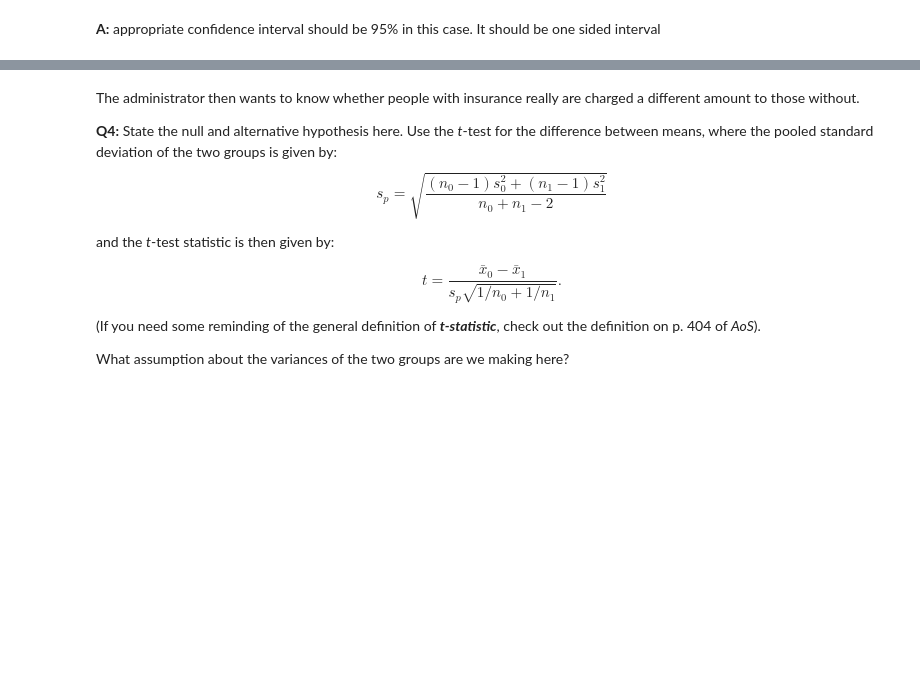
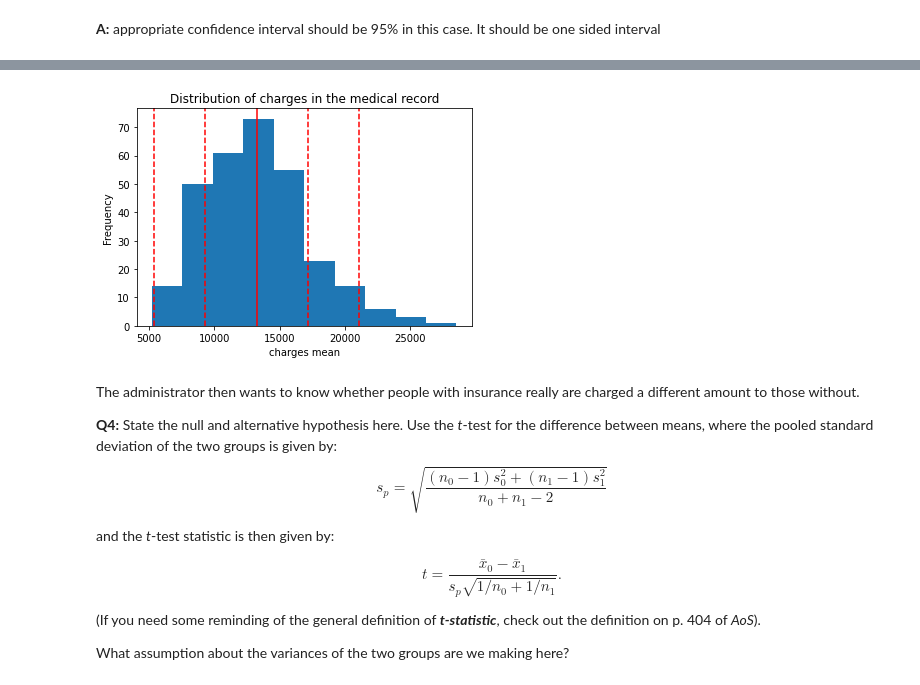
Before and after one commit to sanjaymahto1192/Stats-Practice, a Jupyter notebook: Frequentist Inference Case Study - Part B (2).ipynb, the cells around one changed output, grey strips where cells are left out. Cells and saved outputs as stored; diff of their text form; code cells hidden in the pictures; blank space fills up the shorter version.

```diff
--- a/Frequentist Inference Case Study - Part B (2).ipynb
+++ b/Frequentist Inference Case Study - Part B (2).ipynb
@@ -104,3 +114,19 @@ t.interval(alpha=0.95, df=len(charges_dist)-1, loc=np.mean(charges_dist), scale=
+# %%
+#Plotting histogram of mean of samples
+
+_ = plt.hist(charges_samples_mean, bins=10)
+_ = plt.xlabel('charges mean')
+_ = plt.ylabel('Frequency')
+_ = plt.title('Distribution of charges in the medical record')
+_ = plt.axvline(np.mean(charges_samples_mean), color='r')
+_ = plt.axvline(np.mean(charges_samples_mean)+np.std(charges_samples_mean), color='r', linestyle='--')
+_ = plt.axvline(np.mean(charges_samples_mean)-np.std(charges_samples_mean), color='r', linestyle='--')
+_ = plt.axvline(np.mean(charges_samples_mean)+(2*np.std(charges_samples_mean)), color='r', linestyle='--')
+_ = plt.axvline(np.mean(charges_samples_mean)-(2*np.std(charges_samples_mean)), color='r', linestyle='--')
+
+plt.show()
+# %% [output]
+[figure, added]
 # %% [markdown]
 The administrator then wants to know whether people with insurance really are charged a different amount to those without.
 
```
Also changed, not shown: parts of 12 cells of this notebook.
